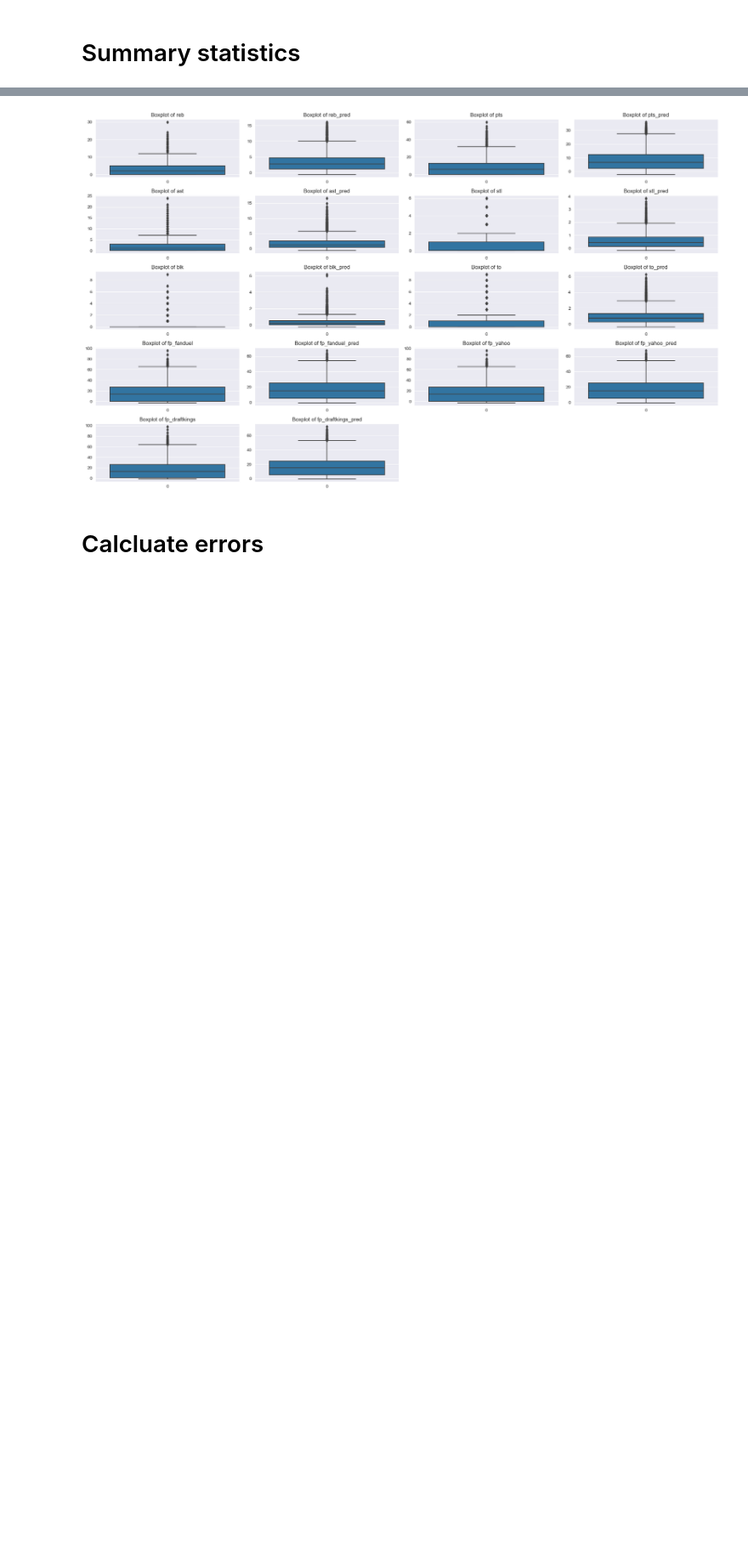
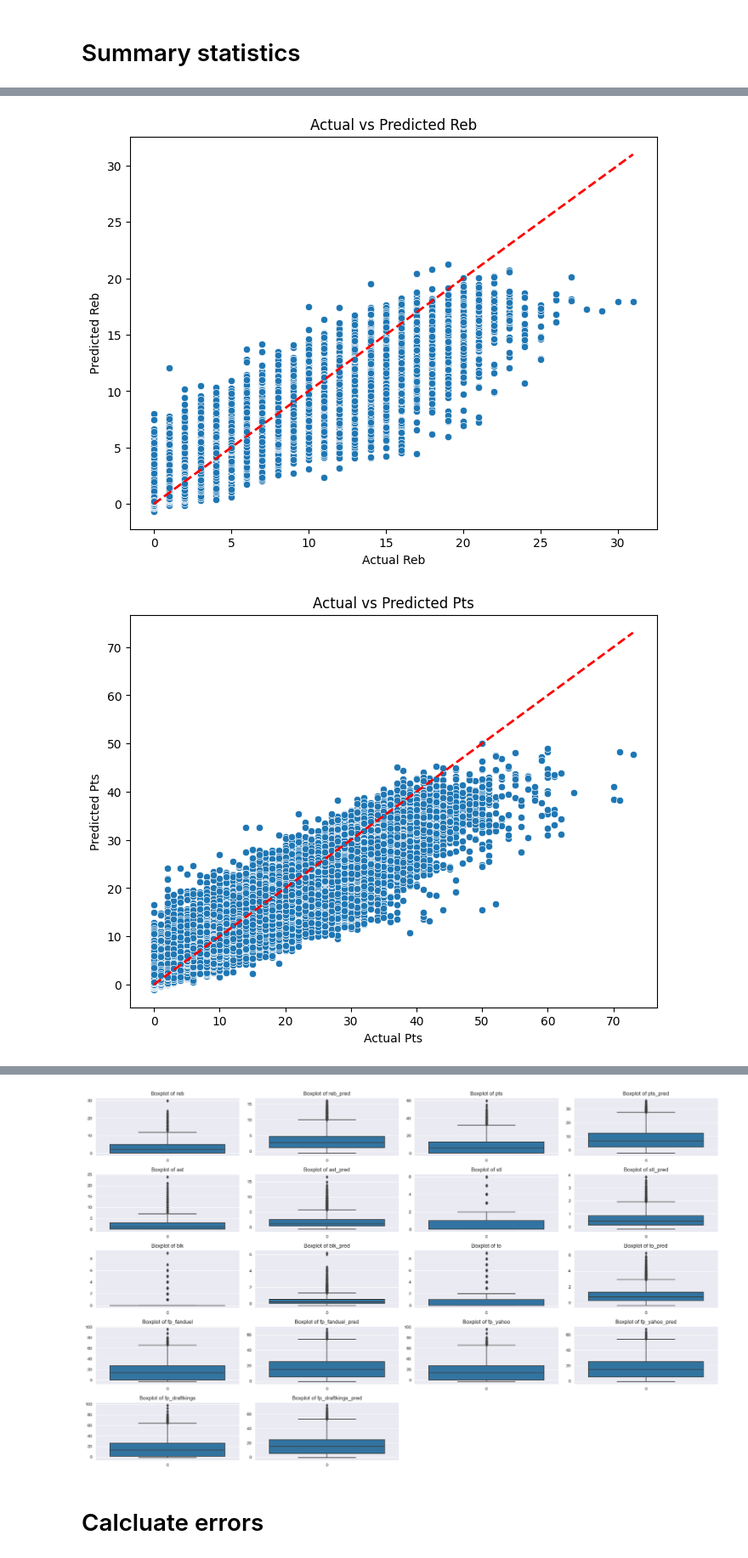
Before and after one commit to tzachpach/final_project_dfs, a Jupyter notebook: analyze_fp_pred.ipynb, the cells around one changed output, grey strips where cells are left out. Shown: that part at 85% size. Drawn from its saved outputs; the diff is of its cells as text; code cells hidden in the pictures; blank space fills up the shorter version.

```diff
--- a/analyze_fp_pred.ipynb
+++ b/analyze_fp_pred.ipynb
@@ -47,0 +73,19 @@ ValueError: Layout of 5x4 must be larger than required size 21
+# %%
+def plot_actual_vs_pred(df, category):
+    plt.figure(figsize=(8, 6))
+    sns.scatterplot(x=df[category], y=df[f'{category}_pred'])
+    plt.plot([df[category].min(), df[category].max()], [df[category].min(), df[category].max()], 'r--', lw=2)
+    plt.title(f'Actual vs Predicted {category.capitalize()}')
+    plt.xlabel(f'Actual {category.capitalize()}')
+    plt.ylabel(f'Predicted {category.capitalize()}')
+    plt.show()
+
+# Example for plotting rebounds
+plot_actual_vs_pred(df, 'reb')
+
+# You can do this for other categories like points, assists, etc.
+plot_actual_vs_pred(df, 'pts')
+plot_actual_vs_pred(df, 'ast')
+# %% [output]
+[figure, added]
+[figure, added]
```
Also changed, not shown: parts of 11 cells of this notebook, 1 other file.
